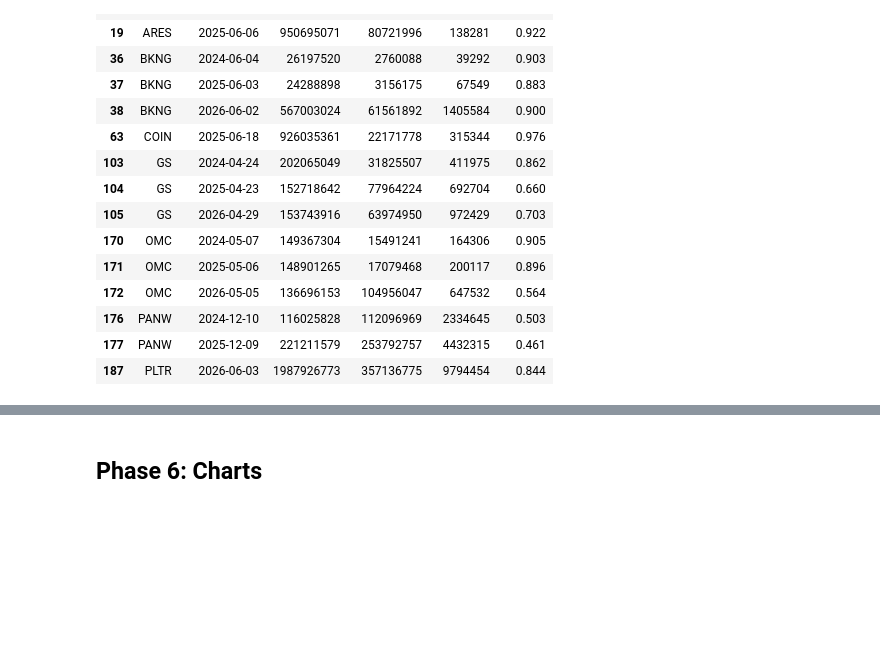
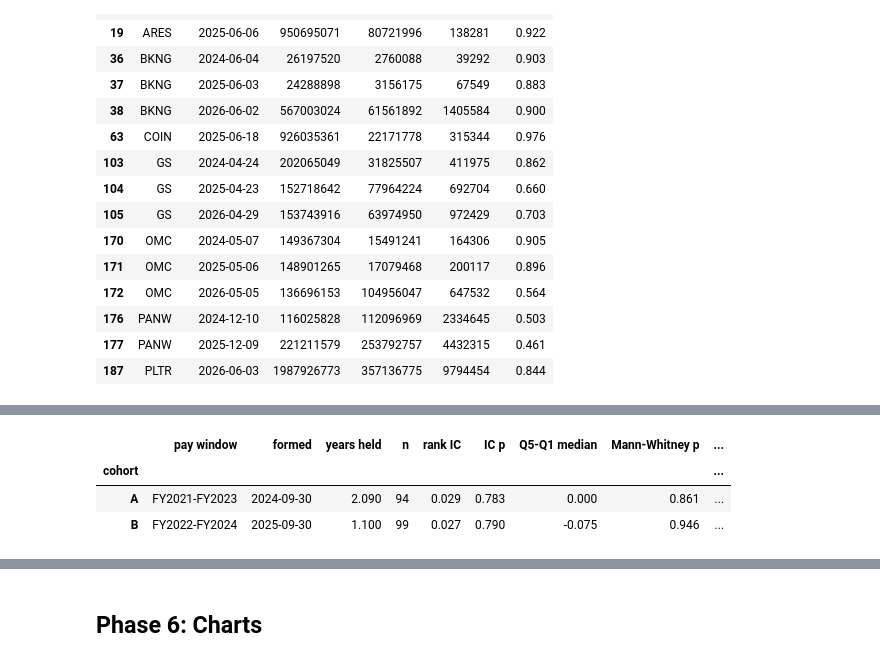
Before and after one commit to tylerq05-maker/ceo-pay-vs-performance, a Jupyter notebook: notebooks/analysis.ipynb, the cells around one changed output, grey strips where cells are left out. Drawn from its saved outputs; the diff is of its cells as text; code cells hidden in the pictures; blank space fills up the shorter version.

```diff
--- a/notebooks/analysis.ipynb
+++ b/notebooks/analysis.ipynb
@@ -452,0 +459,16 @@ for tk in ["PANW", "GS", "OMC"]:
+# %%
+stg = results["strategy"]
+rows = []
+for k, v in stg["cohorts"].items():
+    m = v["measures"]["capm_abnormal"]
+    rows.append({"cohort": k, "pay window": v["pay_window"], "formed": v["formation"], "years held": round(v["years_held"], 2),
+                 "n": v["n"], "rank IC": m["rank_ic"]["spearman_rho"], "IC p": m["rank_ic"]["spearman_p"],
+                 "Q5-Q1 median": m["q5_minus_q1_median"], "Mann-Whitney p": m["mannwhitney_p"],
+                 "Q5-Q1 winsorised mean": m["q5_minus_q1_winsor"], "Q5-Q1 raw mean": m["q5_minus_q1"],
+                 "top mover": m["top_movers"][0]["ticker"]})
+pd.DataFrame(rows).set_index("cohort")
+# %% [output]
+|  | pay window | formed | years held | n | rank IC | IC p | Q5-Q1 median | Mann-Whitney p | ... |
+| cohort |  |  |  |  |  |  |  |  | ... |
+| A | FY2021-FY2023 | 2024-09-30 | 2.090 | 94 | 0.029 | 0.783 | 0.000 | 0.861 | ... |
+| B | FY2022-FY2024 | 2025-09-30 | 1.100 | 99 | 0.027 | 0.790 | -0.075 | 0.946 | ... |
```
Also changed, not shown: parts of 6 cells of this notebook, 9 other files.
